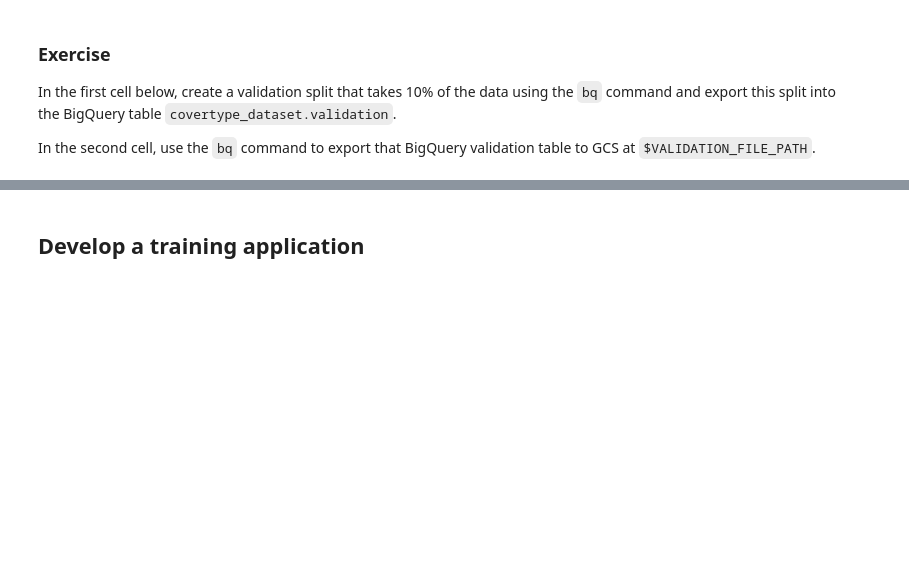
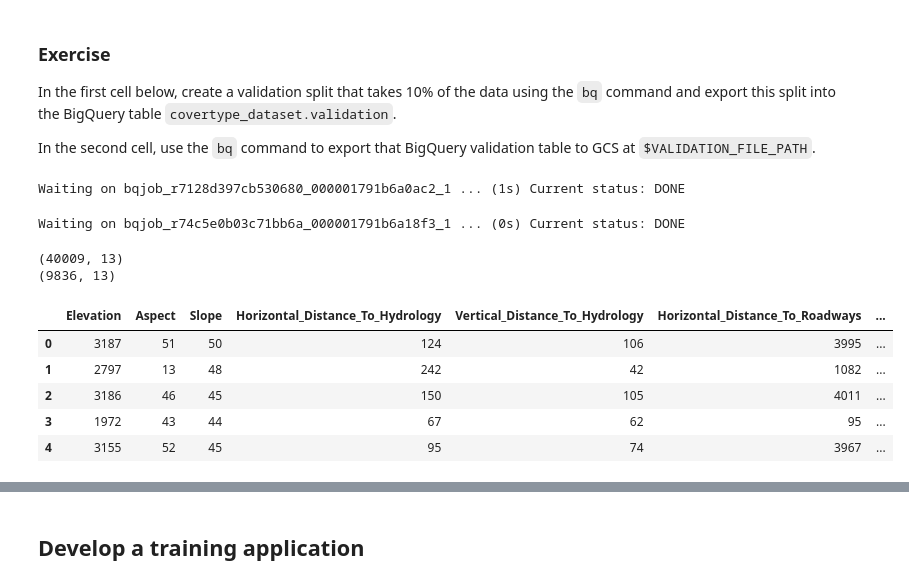
Before and after one commit to GoogleCloudPlatform/mlops-on-gcp, a Jupyter notebook: immersion/kubeflow_pipelines/walkthrough/labs/lab-01.ipynb, the cells around one changed output, grey strips where cells are left out. Cells and saved outputs as stored; diff of their text form; code cells hidden in the pictures; blank space fills up the shorter version.

```diff
--- a/immersion/kubeflow_pipelines/walkthrough/labs/lab-01.ipynb
+++ b/immersion/kubeflow_pipelines/walkthrough/labs/lab-01.ipynb
@@ -46,6 +50,6 @@ Set location paths, connections strings, and other environment settings. Make su
 # %%
 REGION = 'us-central1'
-ARTIFACT_STORE = 'gs://hostedkfp-default-l2iv13wnek'
+ARTIFACT_STORE = 'gs://qwiklabs-gcp-01-40709a63be77-kubeflowpipelines-default'
 
 PROJECT_ID = !(gcloud config get-value core/project)
 PROJECT_ID = PROJECT_ID[0]
@@ -123,5 +157,24 @@ a validation split that takes 10% of the data using the `bq` command and
 export this split into the BigQuery table `covertype_dataset.validation`.
 
 In the second cell, use the `bq` command to export that BigQuery validation table to GCS at `$VALIDATION_FILE_PATH`.
+# %%
+# TODO: You code to create the BQ table validation split
+!bq query \
+-n 0 \
+--destination_table covertype_dataset.validation \
+--replace \
+--use_legacy_sql=false \
+'SELECT * \
+FROM `covertype_dataset.covertype` AS cover \
+WHERE \
+MOD(ABS(FARM_FINGERPRINT(TO_JSON_STRING(cover))), 10) IN (8)'
+# %% [output]
+Waiting on bqjob_r7128d397cb530680_000001791b6a0ac2_1 ... (1s) Current status: DONE
 # %%
-# TODO: You code to create the BQ table validation split
+# TODO: Your code to export the validation table to GCS
+!bq extract \
+--destination_format CSV \
+covertype_dataset.validation \
+$VALIDATION_FILE_PATH
+# %% [output]
+Waiting on bqjob_r74c5e0b03c71bb6a_000001791b6a18f3_1 ... (0s) Current status: DONE
@@ -132,3 +183,15 @@ df_train = pd.read_csv(TRAINING_FILE_PATH)
 df_validation = pd.read_csv(VALIDATION_FILE_PATH)
 print(df_train.shape)
 print(df_validation.shape)
+# %% [output]
+(40009, 13)
+(9836, 13)
+# %%
+df_train.head()
+# %% [output]
+|  | Elevation | Aspect | Slope | Horizontal_Distance_To_Hydrology | Vertical_Distance_To_Hydrology | Horizontal_Distance_To_Roadways | ... |
+| 0 | 3187 | 51 | 50 | 124 | 106 | 3995 | ... |
+| 1 | 2797 | 13 | 48 | 242 | 42 | 1082 | ... |
+| 2 | 3186 | 46 | 45 | 150 | 105 | 4011 | ... |
+| 3 | 1972 | 43 | 44 | 67 | 62 | 95 | ... |
+| 4 | 3155 | 52 | 45 | 95 | 74 | 3967 | ... |
```
Also changed, not shown: parts of 30 cells of this notebook, 11 other files.
